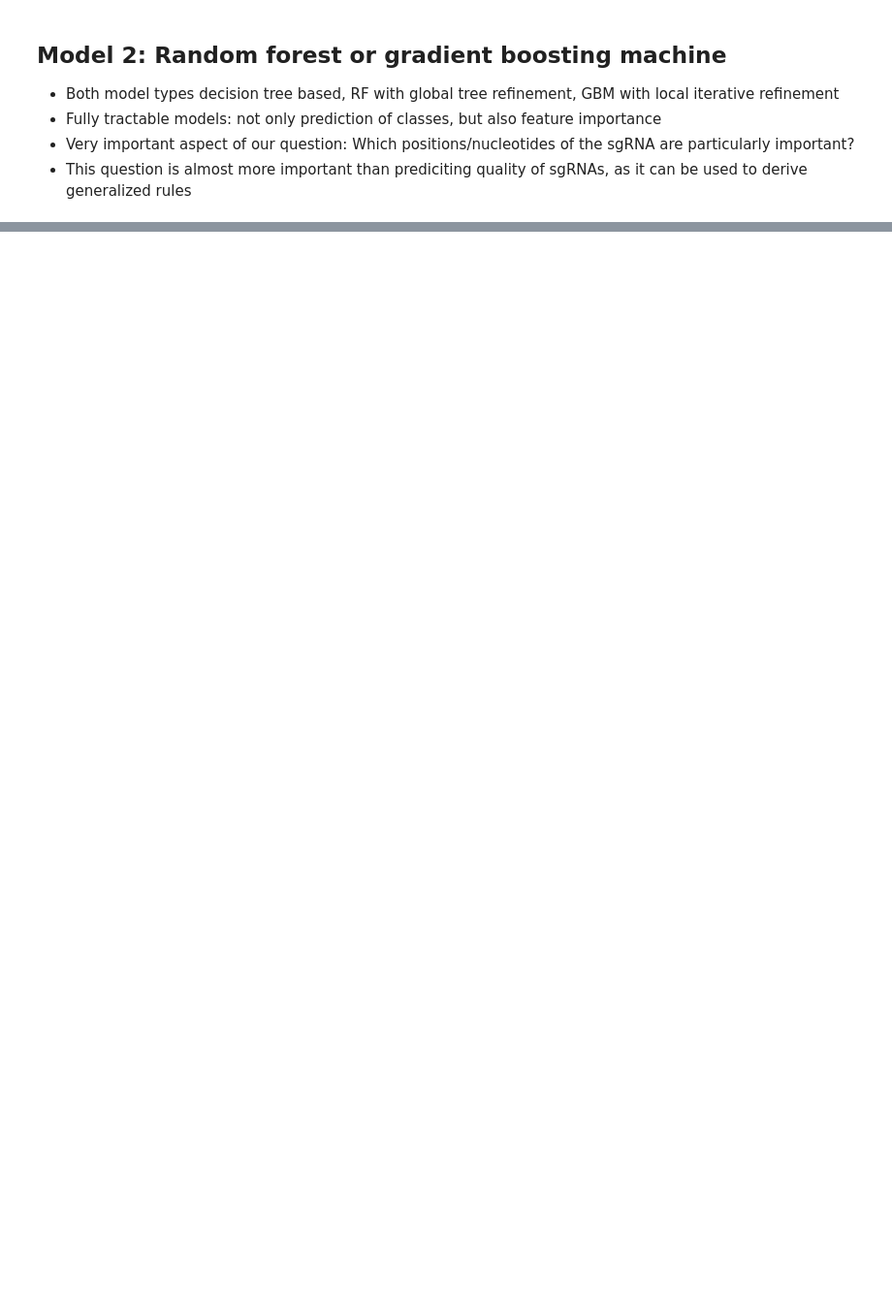
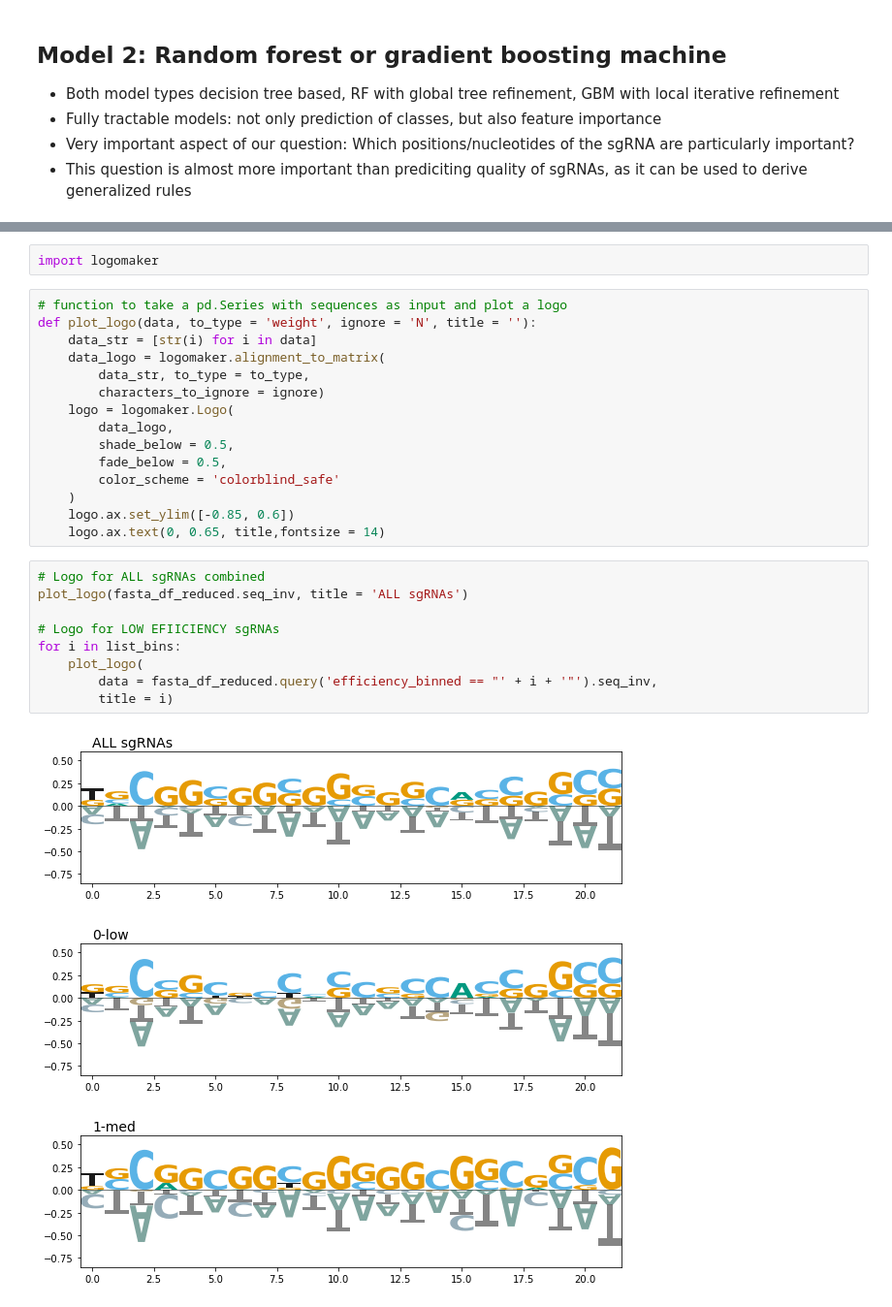
Before and after one commit to m-jahn/R-notebook-crispri-lib, a Jupyter notebook: sgRNA_library_V2/pipeline/sgRNA_ML_analysis.ipynb, the cells around one changed output, grey strips where cells are left out. Shown at 97% size. Drawn from its saved outputs; the diff is of its cells as text; blank space fills up the shorter version.

Commit message:
feature: added sequence logos

```diff
--- a/sgRNA_library_V2/pipeline/sgRNA_ML_analysis.ipynb
+++ b/sgRNA_library_V2/pipeline/sgRNA_ML_analysis.ipynb
@@ -303,0 +304,30 @@ SVM_cmplot.plot()
+# %%
+import logomaker
+# %%
+# function to take a pd.Series with sequences as input and plot a logo
+def plot_logo(data, to_type = 'weight', ignore = 'N', title = ''):
+    data_str = [str(i) for i in data]
+    data_logo = logomaker.alignment_to_matrix(
+        data_str, to_type = to_type,
+        characters_to_ignore = ignore)
+    logo = logomaker.Logo(
+        data_logo,
+        shade_below = 0.5,
+        fade_below = 0.5,
+        color_scheme = 'colorblind_safe'
+    )
+    logo.ax.set_ylim([-0.85, 0.6])
+    logo.ax.text(0, 0.65, title,fontsize = 14)
+# %%
+# Logo for ALL sgRNAs combined
+plot_logo(fasta_df_reduced.seq_inv, title = 'ALL sgRNAs')
+
+# Logo for LOW EFIICIENCY sgRNAs
+for i in list_bins:
+    plot_logo(
+        data = fasta_df_reduced.query('efficiency_binned == "' + i + '"').seq_inv,
+        title = i)
+# %% [output]
+[figure, added]
+[figure, added]
+[figure, added]
```
Also changed, not shown: parts of 15 cells of this notebook.
